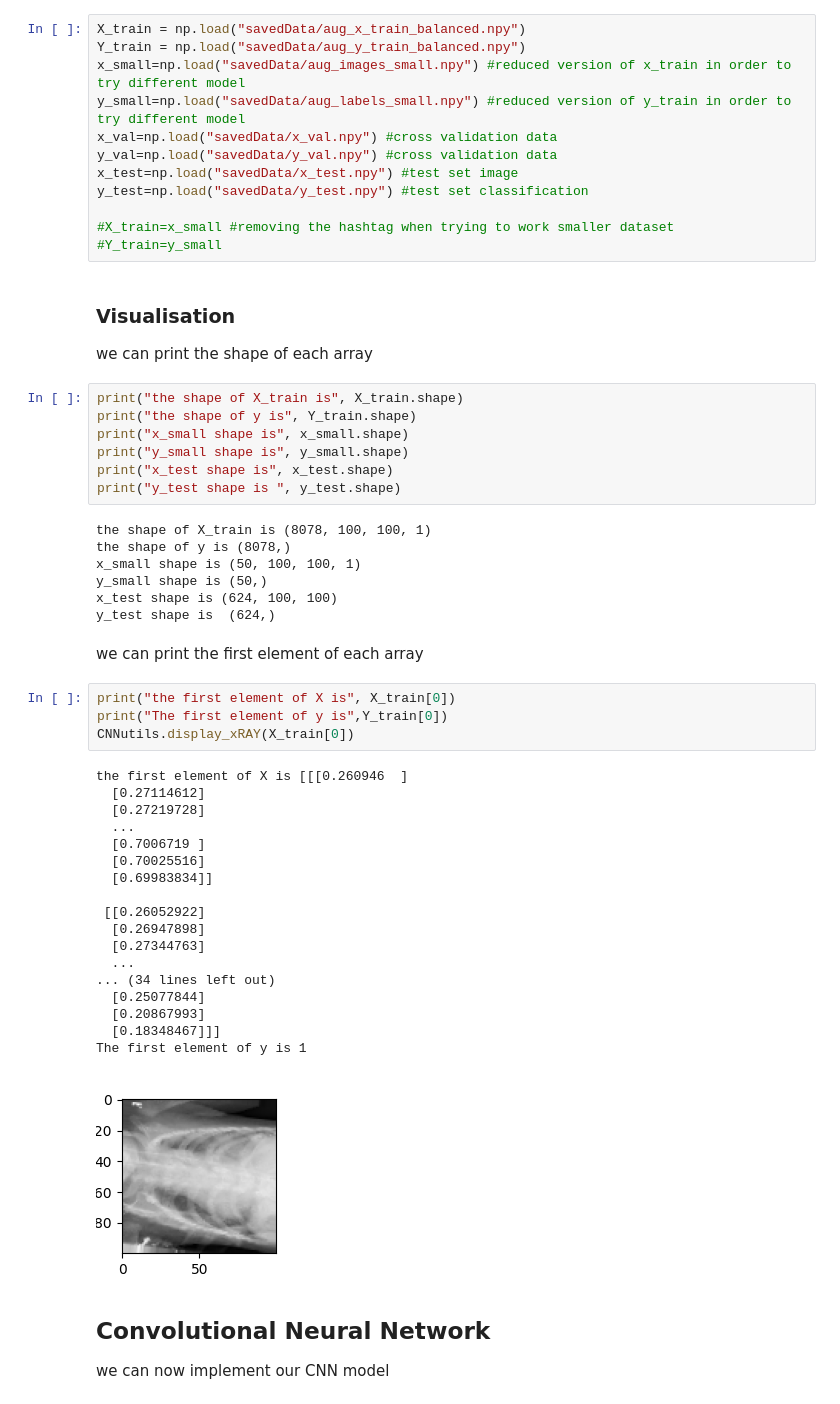
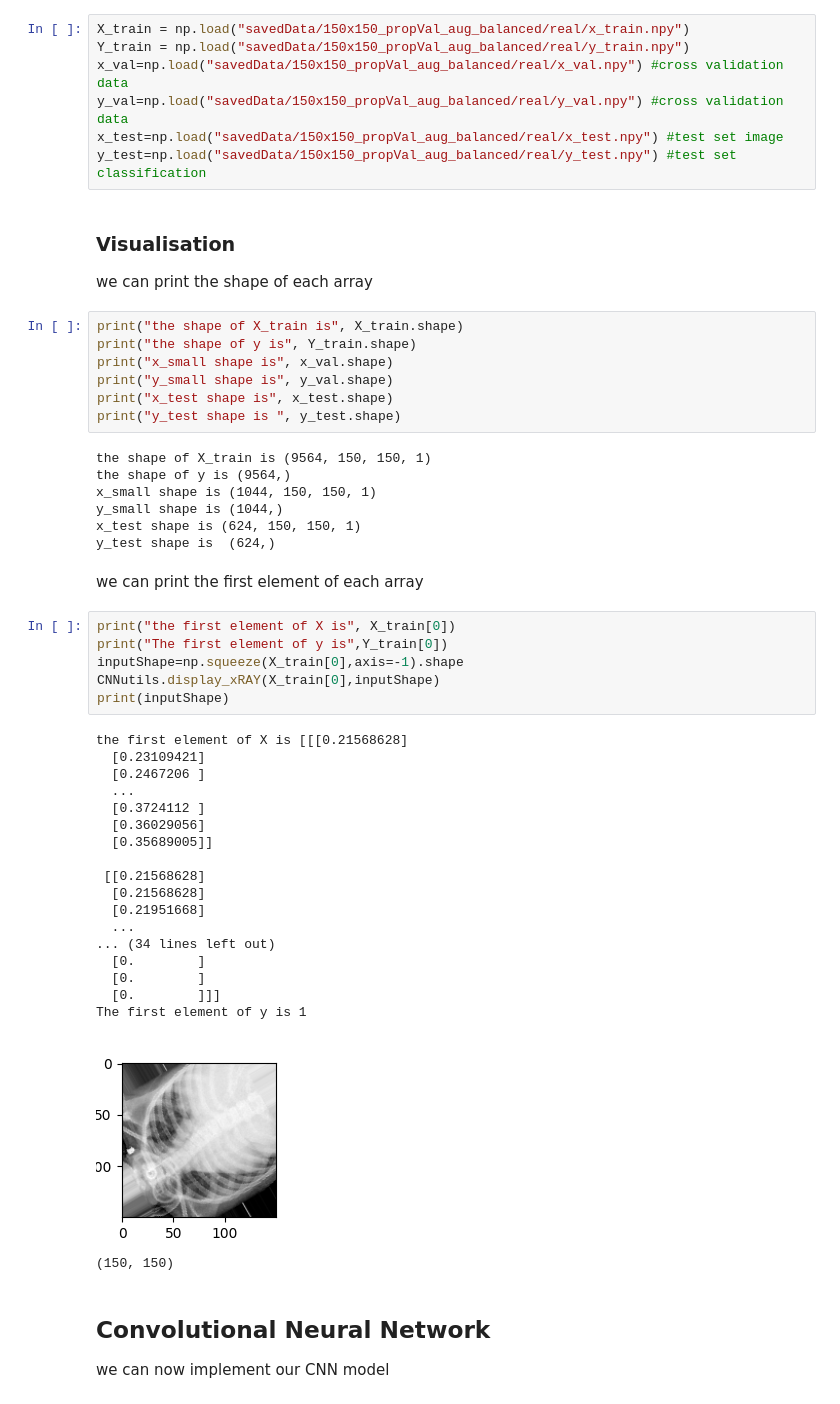
Before and after one commit to domomm/MLcourse, a Jupyter notebook: CNN.ipynb, the cells around one changed output. Cells and saved outputs as stored; diff of their text form.

Commit message:
final Model 3/4 just NN missing

```diff
--- a/CNN.ipynb
+++ b/CNN.ipynb
@@ -17,17 +17,12 @@ import CNNutils
 # %% [markdown]
 ### Loading the data
 # %%
-X_train = np.load("savedData/aug_x_train_balanced.npy")
-Y_train = np.load("savedData/aug_y_train_balanced.npy")
-x_small=np.load("savedData/aug_images_small.npy") #reduced version of x_train in order to try different model
-y_small=np.load("savedData/aug_labels_small.npy") #reduced version of y_train in order to try different model
-x_val=np.load("savedData/x_val.npy") #cross validation data
-y_val=np.load("savedData/y_val.npy") #cross validation data
-x_test=np.load("savedData/x_test.npy") #test set image
-y_test=np.load("savedData/y_test.npy") #test set classification
-
-#X_train=x_small #removing the hashtag when trying to work smaller dataset
-#Y_train=y_small
+X_train = np.load("savedData/150x150_propVal_aug_balanced/real/x_train.npy")
+Y_train = np.load("savedData/150x150_propVal_aug_balanced/real/y_train.npy")
+x_val=np.load("savedData/150x150_propVal_aug_balanced/real/x_val.npy") #cross validation data
+y_val=np.load("savedData/150x150_propVal_aug_balanced/real/y_val.npy") #cross validation data
+x_test=np.load("savedData/150x150_propVal_aug_balanced/real/x_test.npy") #test set image
+y_test=np.load("savedData/150x150_propVal_aug_balanced/real/y_test.npy") #test set classification
 # %% [markdown]
 ### Visualisation
 
@@ -35,42 +30,45 @@ we can print the shape of each array
 # %%
 print("the shape of X_train is", X_train.shape)
 print("the shape of y is", Y_train.shape)
-print("x_small shape is", x_small.shape)
-print("y_small shape is", y_small.shape)
+print("x_small shape is", x_val.shape)
+print("y_small shape is", y_val.shape)
 print("x_test shape is", x_test.shape)
 print("y_test shape is ", y_test.shape)
 # %% [output]
-the shape of X_train is (8078, 100, 100, 1)
-the shape of y is (8078,)
-x_small shape is (50, 100, 100, 1)
-y_small shape is (50,)
-x_test shape is (624, 100, 100)
+the shape of X_train is (9564, 150, 150, 1)
+the shape of y is (9564,)
+x_small shape is (1044, 150, 150, 1)
+y_small shape is (1044,)
+x_test shape is (624, 150, 150, 1)
 y_test shape is  (624,)
 # %% [markdown]
 we can print the first element of each array
 # %%
 print("the first element of X is", X_train[0])
 print("The first element of y is",Y_train[0])
-CNNutils.display_xRAY(X_train[0])
+inputShape=np.squeeze(X_train[0],axis=-1).shape
+CNNutils.display_xRAY(X_train[0],inputShape)
+print(inputShape)
 # %% [output]
-the first element of X is [[[0.260946  ]
-  [0.27114612]
-  [0.27219728]
+the first element of X is [[[0.21568628]
+  [0.23109421]
+  [0.2467206 ]
   ...
-  [0.7006719 ]
-  [0.70025516]
-  [0.69983834]]
+  [0.3724112 ]
+  [0.36029056]
+  [0.35689005]]
 
- [[0.26052922]
-  [0.26947898]
-  [0.27344763]
+ [[0.21568628]
+  [0.21568628]
+  [0.21951668]
   ...
 ... (34 lines left out)
-  [0.25077844]
-  [0.20867993]
-  [0.18348467]]]
+  [0.        ]
+  [0.        ]
+  [0.        ]]]
 The first element of y is 1
-[figure, old version]
+[figure, new version]
+(150, 150)
 # %% [markdown]
 ## Convolutional Neural Network
 
```
Also changed, not shown: parts of 8 cells of this notebook, 6 other files.
